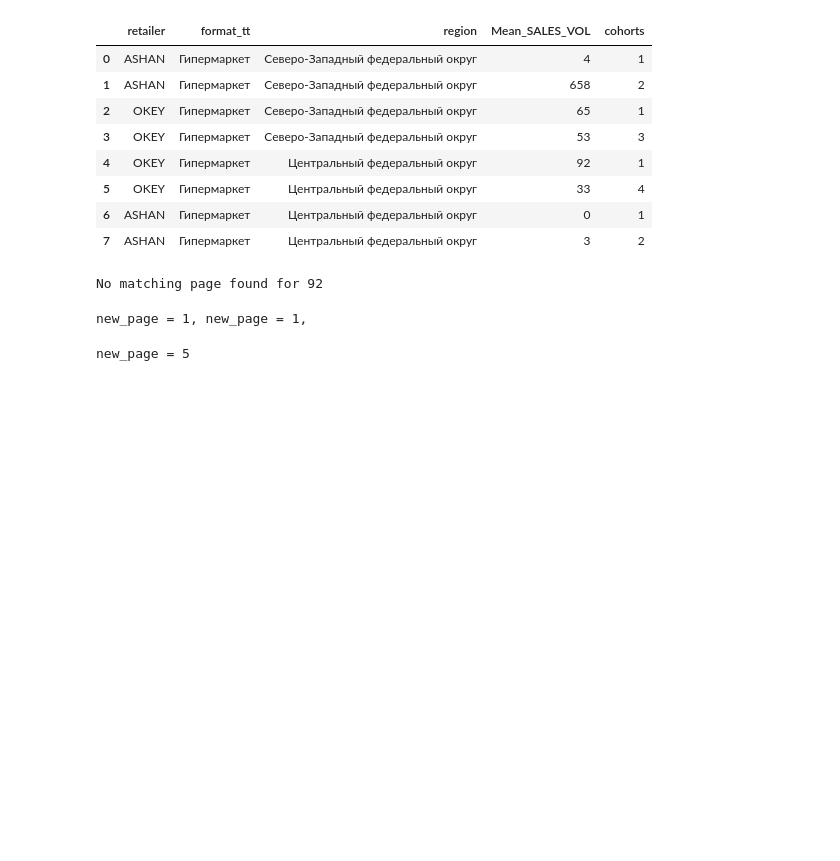
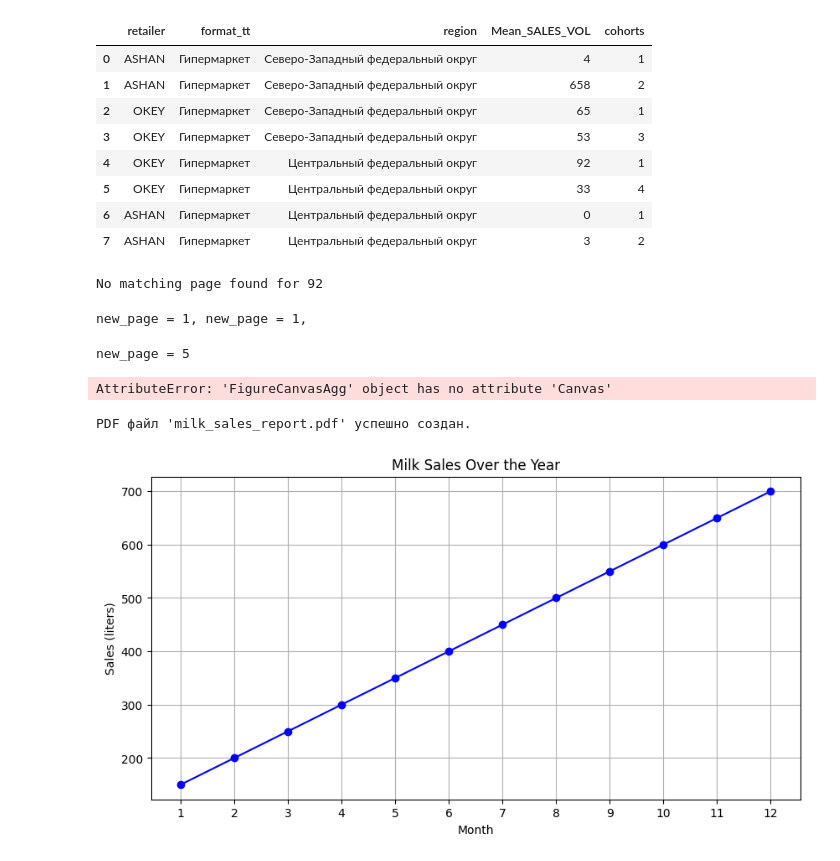
Before and after one commit to budennovsk/Pandas, a Jupyter notebook: reportlab.ipynb, the cells around one changed output. Drawn from its saved outputs; the diff is of its cells as text; code cells hidden in the pictures; blank space fills up the shorter version.

```diff
--- a/reportlab.ipynb
+++ b/reportlab.ipynb
@@ -2929,3 +2929,76 @@ for i in values_to_match:
         print(f"No matching page found for {i}")
 # %% [output]
 new_page = 5
+# %%
+import matplotlib.pyplot as plt
+import numpy as np
+from reportlab.lib.pagesizes import A4
+from reportlab.pdfgen import canvas
+from matplotlib.backends.backend_agg import FigureCanvasAgg as FigureCanvas
+from matplotlib.figure import Figure
+import io
+
+# Данные для графика
+months = ['Jan', 'Feb', 'Mar', 'Apr', 'May', 'Jun']
+sales = [120, 150, 130, 160, 180, 200]
+
+# Создание графика с использованием matplotlib
+fig = Figure(figsize=(5, 3))
+ax = fig.add_subplot(111)
+ax.plot(months, sales, marker='o')
+ax.set_title('Sales of Milk')
+ax.set_xlabel('Month')
+ax.set_ylabel('Sales (liters)')
+
+# Сохранение графика в буфер
+canvas = FigureCanvas(fig)
+buf = io.BytesIO()
+canvas.print_png(buf)
+buf.seek(0)
+
+# Создание PDF с использованием ReportLab
+pdf_filename = 'milk_sales_report.pdf'
+c = canvas.Canvas(pdf_filename, pagesize=A4)
+c.drawImage(buf, 50, 500, width=500, height=300)
+c.showPage()
+c.save()
+
+print(f"PDF с графиком продаж молока создан: {pdf_filename}")
+# %% [output]
+AttributeError: 'FigureCanvasAgg' object has no attribute 'Canvas'
+# %%
+import matplotlib.pyplot as plt
+from reportlab.lib.pagesizes import letter
+from reportlab.pdfgen import canvas
+from reportlab.lib.utils import ImageReader
+
+# Данные продаж молока (месяц, количество проданного молока)
+months = [1, 2, 3, 4, 5, 6, 7, 8, 9, 10, 11, 12]
+sales = [150, 200, 250, 300, 350, 400, 450, 500, 550, 600, 650, 700]
+
+# Создание графика с помощью Matplotlib
+plt.figure(figsize=(10, 5))
+plt.plot(months, sales, marker='o', linestyle='-', color='b')
+plt.title("Milk Sales Over the Year")
+plt.xlabel("Month")
+plt.ylabel("Sales (liters)")
+plt.grid(True)
+plt.xticks(months)
+plt.savefig("milk_sales.png")
+
+# Создание PDF файла с ReportLab
+pdf_file = "milk_sales_report.pdf"
+c = canvas.Canvas(pdf_file, pagesize=letter)
+c.setTitle("Milk Sales Report")
+
+# Добавление изображения графика в PDF
+c.drawImage(ImageReader("milk_sales.png"), 50, 400, width=500, height=300)
+
+# Сохранение PDF файла
+c.showPage()
+c.save()
+
+print(f"PDF файл '{pdf_file}' успешно создан.")
+# %% [output]
+PDF файл 'milk_sales_report.pdf' успешно создан.
+[figure, added]
```
Also changed, not shown: parts of 5 cells of this notebook.
